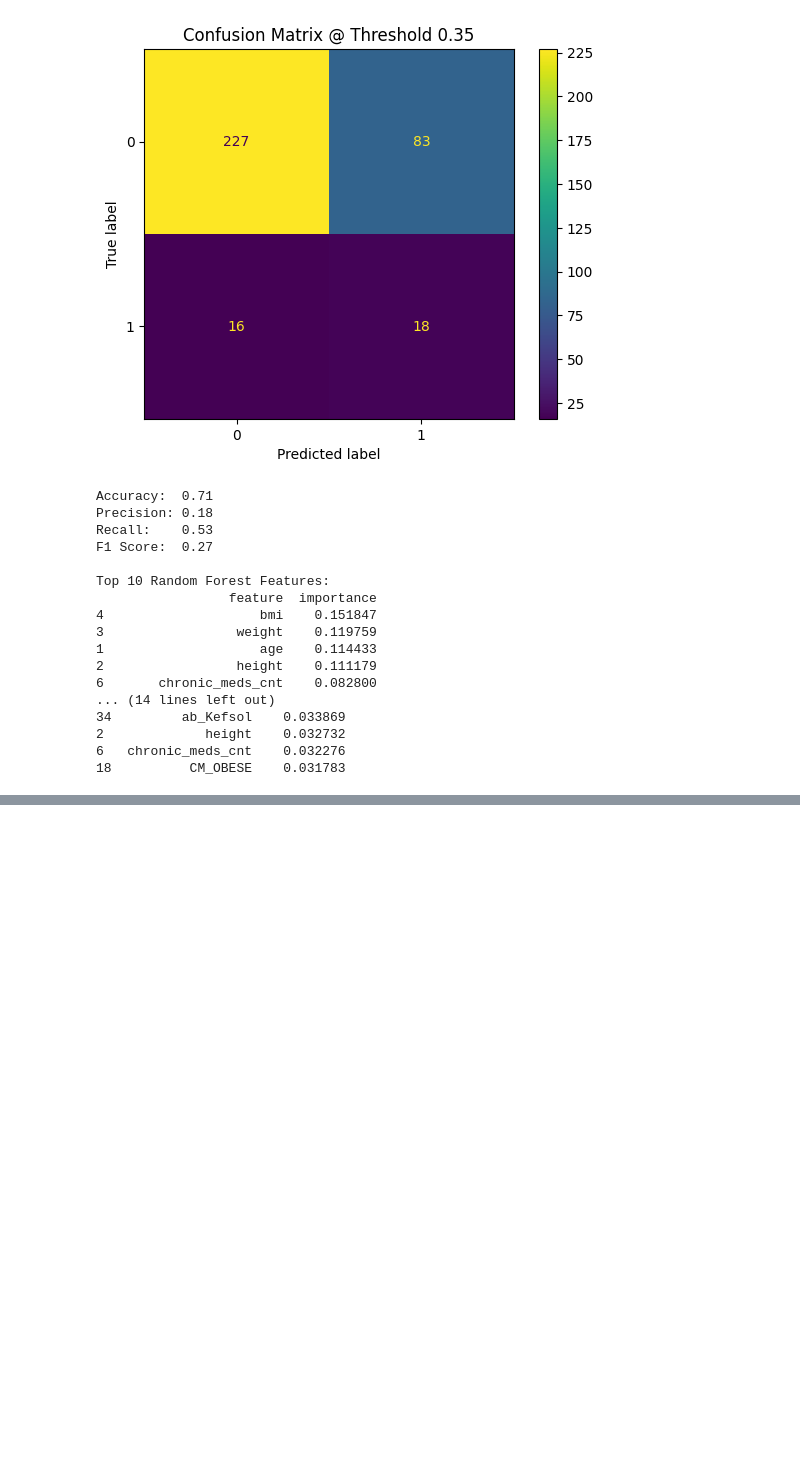
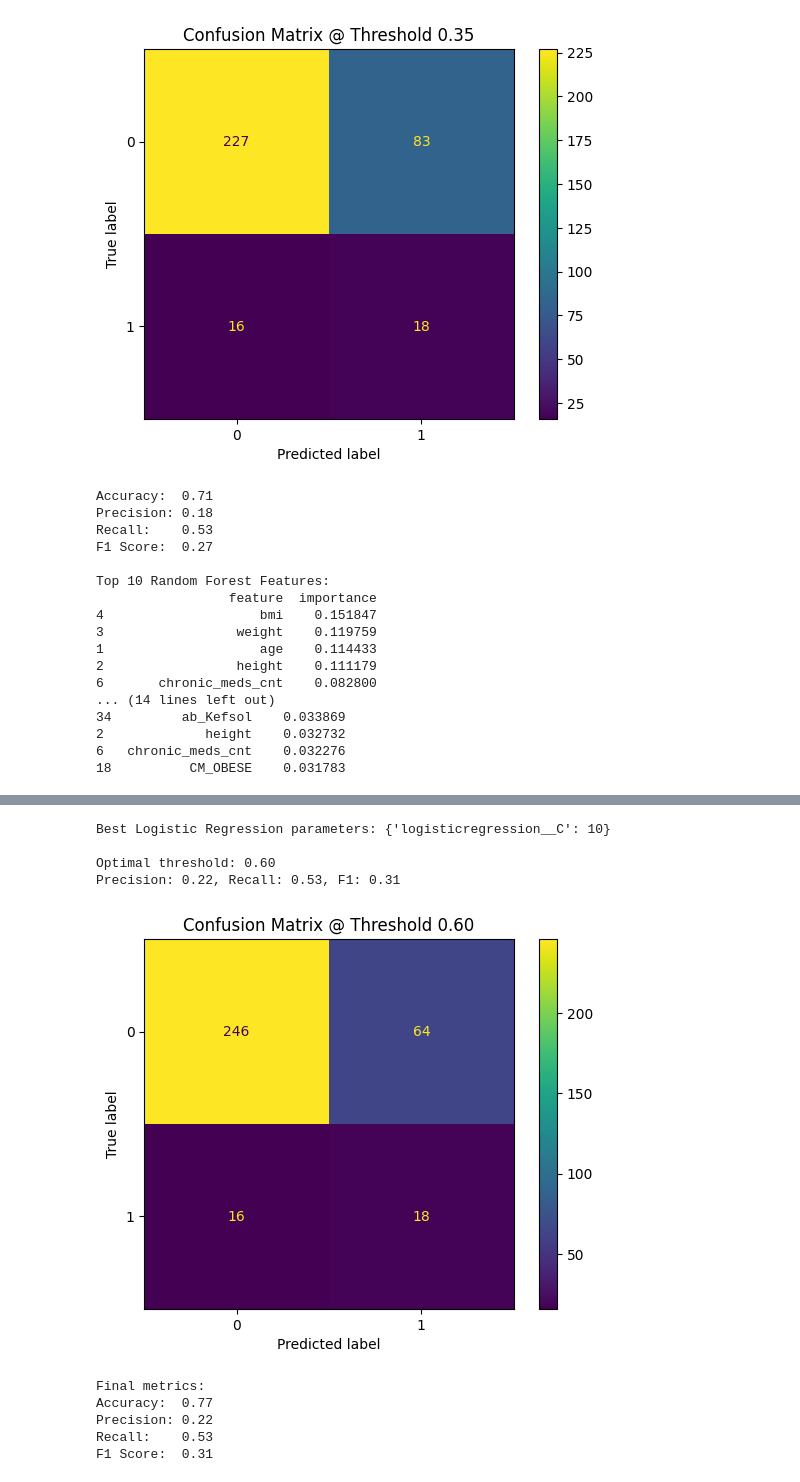
Before and after one commit to DeMeyerRobin/IndustryProject-BariatricSurgeryG1, a Jupyter notebook: ROB_model_training.ipynb, the cells around one changed output, grey strips where cells are left out. Drawn from its saved outputs; the diff is of its cells as text; code cells hidden in the pictures; blank space fills up the shorter version.

```diff
--- a/ROB_model_training.ipynb
+++ b/ROB_model_training.ipynb
@@ -605,0 +672,68 @@ Top 10 Random Forest Features:
+# %%
+from sklearn.pipeline import make_pipeline
+from sklearn.linear_model import LogisticRegression
+from sklearn.impute import SimpleImputer
+from sklearn.preprocessing import StandardScaler
+from sklearn.model_selection import GridSearchCV, cross_val_predict
+from sklearn.metrics import (
+    precision_recall_curve, confusion_matrix, ConfusionMatrixDisplay,
+    precision_score, recall_score, f1_score, accuracy_score
+)
+import numpy as np
+import matplotlib.pyplot as plt
+
+# --- Build and tune logistic regression pipeline ---
+logreg_pipeline = make_pipeline(
+    SimpleImputer(strategy='mean'),
+    StandardScaler(),
+    LogisticRegression(class_weight='balanced', solver='liblinear', max_iter=1000, random_state=42)
+)
+
+# --- Hyperparameter grid ---
+param_grid = {
+    'logisticregression__C': [0.01, 0.1, 1, 10, 100]
+}
+
+# --- Grid search for best C ---
+grid = GridSearchCV(logreg_pipeline, param_grid, cv=5, scoring='f1', n_jobs=-1)
+grid.fit(X, y)
+best_logreg = grid.best_estimator_
+
+print("Best Logistic Regression parameters:", grid.best_params_)
+
+# --- Cross-validated probabilities ---
+y_proba = cross_val_predict(best_logreg, X, y, cv=5, method='predict_proba')[:, 1]
+
+# --- Threshold tuning for best F1 ---
+precisions, recalls, thresholds = precision_recall_curve(y, y_proba)
+f1s = 2 * (precisions * recalls) / (precisions + recalls + 1e-8)
+best_idx = f1s.argmax()
+best_threshold = thresholds[best_idx]
+
+print(f"\nOptimal threshold: {best_threshold:.2f}")
+print(f"Precision: {precisions[best_idx]:.2f}, Recall: {recalls[best_idx]:.2f}, F1: {f1s[best_idx]:.2f}")
+
+# --- Final predictions and evaluation ---
+y_pred = (y_proba >= best_threshold).astype(int)
+
+cm = confusion_matrix(y, y_pred)
+ConfusionMatrixDisplay(cm).plot()
+plt.title(f'Confusion Matrix @ Threshold {best_threshold:.2f}')
+plt.show()
+
+print("\nFinal metrics:")
+print(f"Accuracy:  {accuracy_score(y, y_pred):.2f}")
+print(f"Precision: {precision_score(y, y_pred):.2f}")
+print(f"Recall:    {recall_score(y, y_pred):.2f}")
+print(f"F1 Score:  {f1_score(y, y_pred):.2f}")
+# %% [output]
+Best Logistic Regression parameters: {'logisticregression__C': 10}
+
+Optimal threshold: 0.60
+Precision: 0.22, Recall: 0.53, F1: 0.31
+[figure, added]
+Final metrics:
+Accuracy:  0.77
+Precision: 0.22
+Recall:    0.53
+F1 Score:  0.31
```
Also changed, not shown: parts of 21 cells of this notebook.
